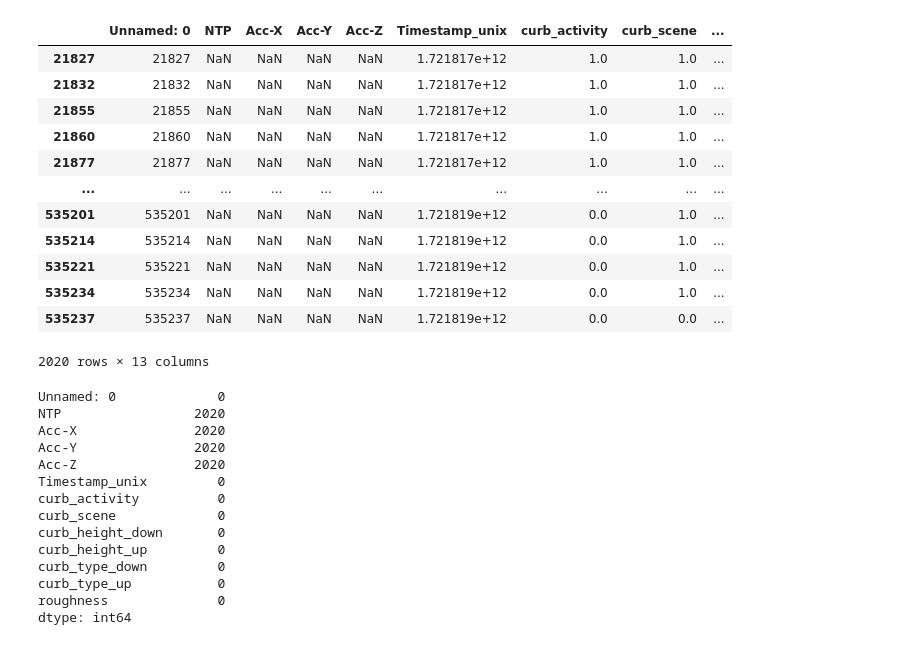
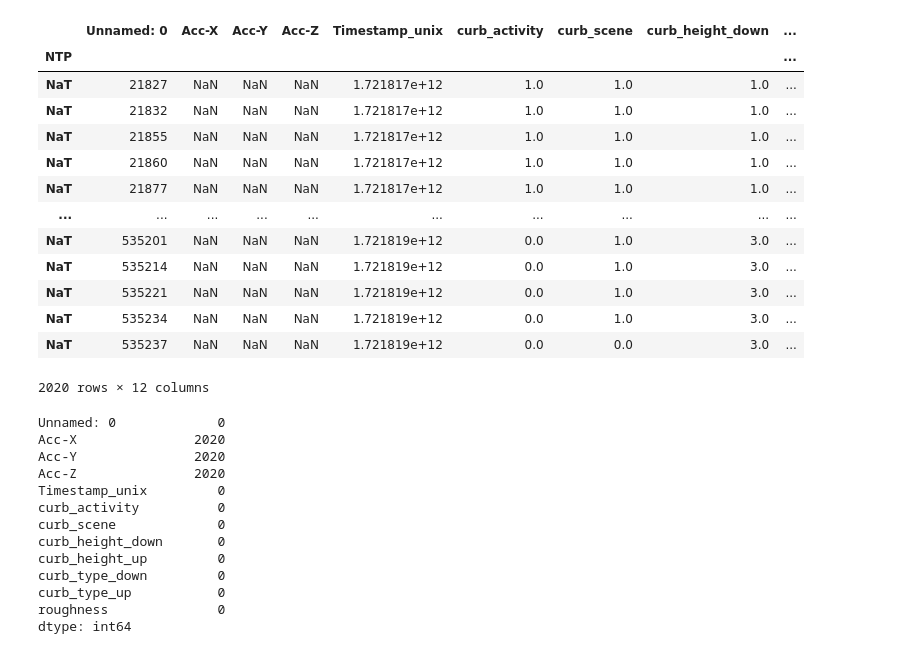
Before and after one commit to Ziyi-star/Bachelor-Project, a Jupyter notebook: notebooks/00-DataExploration.ipynb, the cells around one changed output. Drawn from its saved outputs; the diff is of its cells as text; code cells hidden in the pictures.

```diff
--- a/notebooks/00-DataExploration.ipynb
+++ b/notebooks/00-DataExploration.ipynb
@@ -5,4 +5,5 @@ import numpy as np
 import matplotlib.dates as mdates
 # %%
 # Load the CSV Data
-data_handlebar_acc_one= pd.read_csv('../data/handlebar/Accelerometer_data_merged_ESP1.csv')  # Load the CSV data using pandas
+df= pd.read_csv('../data/handlebar/Accelerometer_data_merged_ESP1.csv')  # Load the CSV data using pandas
+df
@@ -9,6 +24,5 @@ data_handlebar_acc_one= pd.read_csv('../data/handlebar/Accelerometer_data_merged
 # %%
 #Convert 'NTP' to Datetime and Set as Index
-# data_handlebar_acc_one['NTP'] = pd.to_datetime(data_handlebar_acc_one['NTP'])
-# data_handlebar_acc_one.set_index('NTP', inplace=True)
-# data_handlebar_acc_two['NTP'] = pd.to_datetime(data_handlebar_acc_two['NTP'])
-# data_handlebar_acc_two.set_index('NTP', inplace=True)
+df['NTP'] = pd.to_datetime(df['NTP'])
+df.set_index('NTP', inplace=True)
+df.info()
@@ -48,28 +109,28 @@ Name: count, dtype: int64
 # %%
 #Missing Values
-missing_rows_one = data_handlebar_acc_one[data_handlebar_acc_one.isnull().any(axis=1)]
+missing_rows_one = df[df.isnull().any(axis=1)]
 #This checks each row for missing values. If any value in a row is True (meaning there's a missing value), .any(axis=1) returns True for that row.
 missing_rows_one
 # %% [output]
-|  | Unnamed: 0 | NTP | Acc-X | Acc-Y | Acc-Z | Timestamp_unix | curb_activity | curb_scene | ... |
-| 21827 | 21827 | NaN | NaN | NaN | NaN | 1.721817e+12 | 1.0 | 1.0 | ... |
-| 21832 | 21832 | NaN | NaN | NaN | NaN | 1.721817e+12 | 1.0 | 1.0 | ... |
-| 21855 | 21855 | NaN | NaN | NaN | NaN | 1.721817e+12 | 1.0 | 1.0 | ... |
-| 21860 | 21860 | NaN | NaN | NaN | NaN | 1.721817e+12 | 1.0 | 1.0 | ... |
-| 21877 | 21877 | NaN | NaN | NaN | NaN | 1.721817e+12 | 1.0 | 1.0 | ... |
+|  | Unnamed: 0 | Acc-X | Acc-Y | Acc-Z | Timestamp_unix | curb_activity | curb_scene | curb_height_down | ... |
+| NTP |  |  |  |  |  |  |  |  | ... |
+| NaT | 21827 | NaN | NaN | NaN | 1.721817e+12 | 1.0 | 1.0 | 1.0 | ... |
+| NaT | 21832 | NaN | NaN | NaN | 1.721817e+12 | 1.0 | 1.0 | 1.0 | ... |
+| NaT | 21855 | NaN | NaN | NaN | 1.721817e+12 | 1.0 | 1.0 | 1.0 | ... |
+| NaT | 21860 | NaN | NaN | NaN | 1.721817e+12 | 1.0 | 1.0 | 1.0 | ... |
+| NaT | 21877 | NaN | NaN | NaN | 1.721817e+12 | 1.0 | 1.0 | 1.0 | ... |
 | ... | ... | ... | ... | ... | ... | ... | ... | ... | ... |
-| 535201 | 535201 | NaN | NaN | NaN | NaN | 1.721819e+12 | 0.0 | 1.0 | ... |
-| 535214 | 535214 | NaN | NaN | NaN | NaN | 1.721819e+12 | 0.0 | 1.0 | ... |
-| 535221 | 535221 | NaN | NaN | NaN | NaN | 1.721819e+12 | 0.0 | 1.0 | ... |
-| 535234 | 535234 | NaN | NaN | NaN | NaN | 1.721819e+12 | 0.0 | 1.0 | ... |
-| 535237 | 535237 | NaN | NaN | NaN | NaN | 1.721819e+12 | 0.0 | 0.0 | ... |
+| NaT | 535201 | NaN | NaN | NaN | 1.721819e+12 | 0.0 | 1.0 | 3.0 | ... |
+| NaT | 535214 | NaN | NaN | NaN | 1.721819e+12 | 0.0 | 1.0 | 3.0 | ... |
+| NaT | 535221 | NaN | NaN | NaN | 1.721819e+12 | 0.0 | 1.0 | 3.0 | ... |
+| NaT | 535234 | NaN | NaN | NaN | 1.721819e+12 | 0.0 | 1.0 | 3.0 | ... |
+| NaT | 535237 | NaN | NaN | NaN | 1.721819e+12 | 0.0 | 0.0 | 3.0 | ... |
-2020 rows × 13 columns
+2020 rows × 12 columns
 # %%
-missing_values_one_sum = data_handlebar_acc_one.isnull().sum()
-print(missing_values_one_sum)
+missing_values_one_sum = df.isnull().sum()
+missing_values_one_sum
 # %% [output]
 Unnamed: 0             0
-NTP                 2020
 Acc-X               2020
 Acc-Y               2020
 Acc-Z               2020
```
Also changed, not shown: parts of 12 cells of this notebook, 2 other files.
